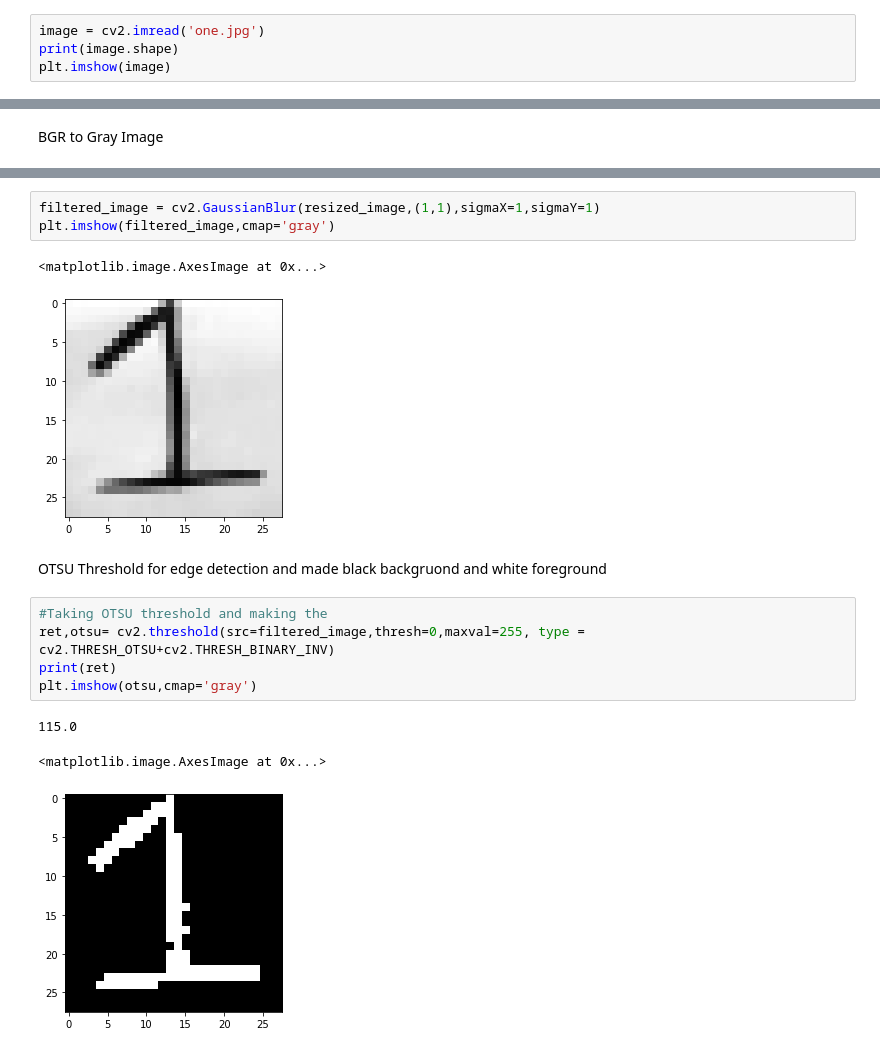
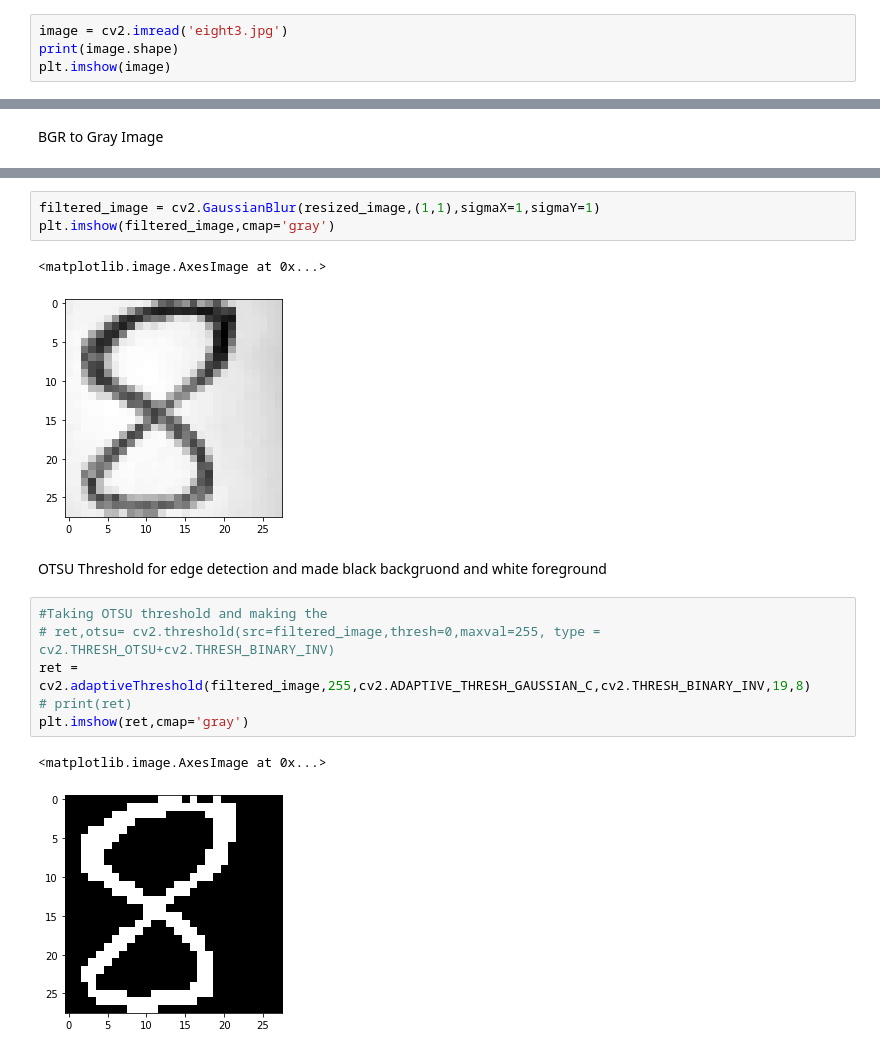
Before and after one commit to IPD-POWER/Digit_Recognition, a Jupyter notebook: index.ipynb, the cells around one changed output, grey strips where cells are left out. Cells and saved outputs as stored; diff of their text form.

```diff
--- a/index.ipynb
+++ b/index.ipynb
@@ -236,7 +238,7 @@ HANDWRITTEN EXAMPLE
 # %% [markdown]
 Original Image
 # %%
-image = cv2.imread('one.jpg')
+image = cv2.imread('eight3.jpg')
 print(image.shape)
 plt.imshow(image)
 # %% [output]
@@ -264,17 +266,17 @@ filtered_image = cv2.GaussianBlur(resized_image,(1,1),sigmaX=1,sigmaY=1)
 plt.imshow(filtered_image,cmap='gray')
 # %% [output]
 <matplotlib.image.AxesImage at 0x...>
-[figure, old version]
+[figure, new version]
 # %% [markdown]
 OTSU Threshold for edge detection and made black backgruond and white foreground
 # %%
 #Taking OTSU threshold and making the
-ret,otsu= cv2.threshold(src=filtered_image,thresh=0,maxval=255, type = cv2.THRESH_OTSU+cv2.THRESH_BINARY_INV)
-print(ret)
-plt.imshow(otsu,cmap='gray')
+# ret,otsu= cv2.threshold(src=filtered_image,thresh=0,maxval=255, type = cv2.THRESH_OTSU+cv2.THRESH_BINARY_INV)
+ret = cv2.adaptiveThreshold(filtered_image,255,cv2.ADAPTIVE_THRESH_GAUSSIAN_C,cv2.THRESH_BINARY_INV,19,8)
+# print(ret)
+plt.imshow(ret,cmap='gray')
 # %% [output]
-115.0
+<matplotlib.image.AxesImage at 0x...>
-<matplotlib.image.AxesImage at 0x...>
-[figure, old version]
+[figure, new version]
 # %%
 #normalising the image as our model is based on that
```
Also changed, not shown: parts of 18 cells of this notebook, 12 other files.
